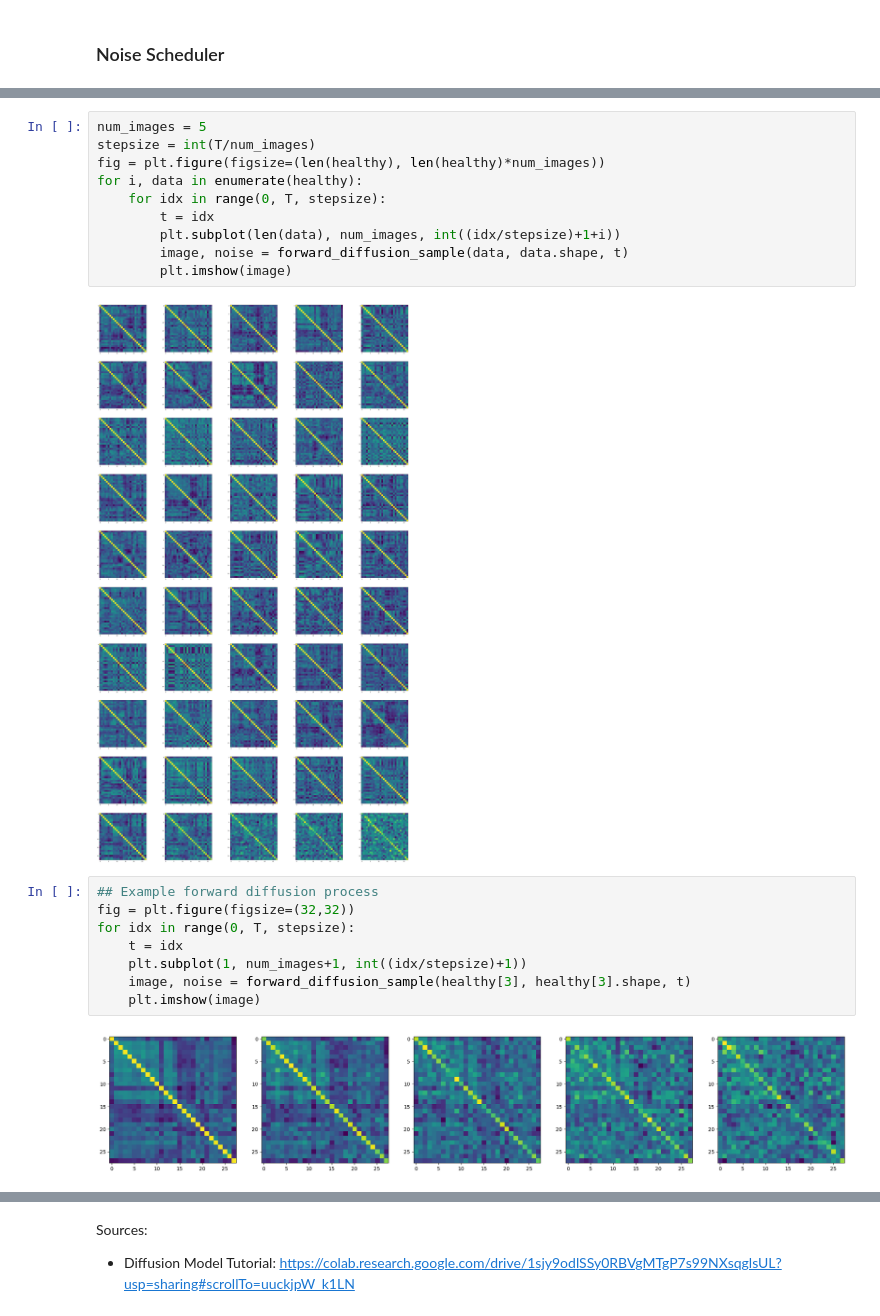
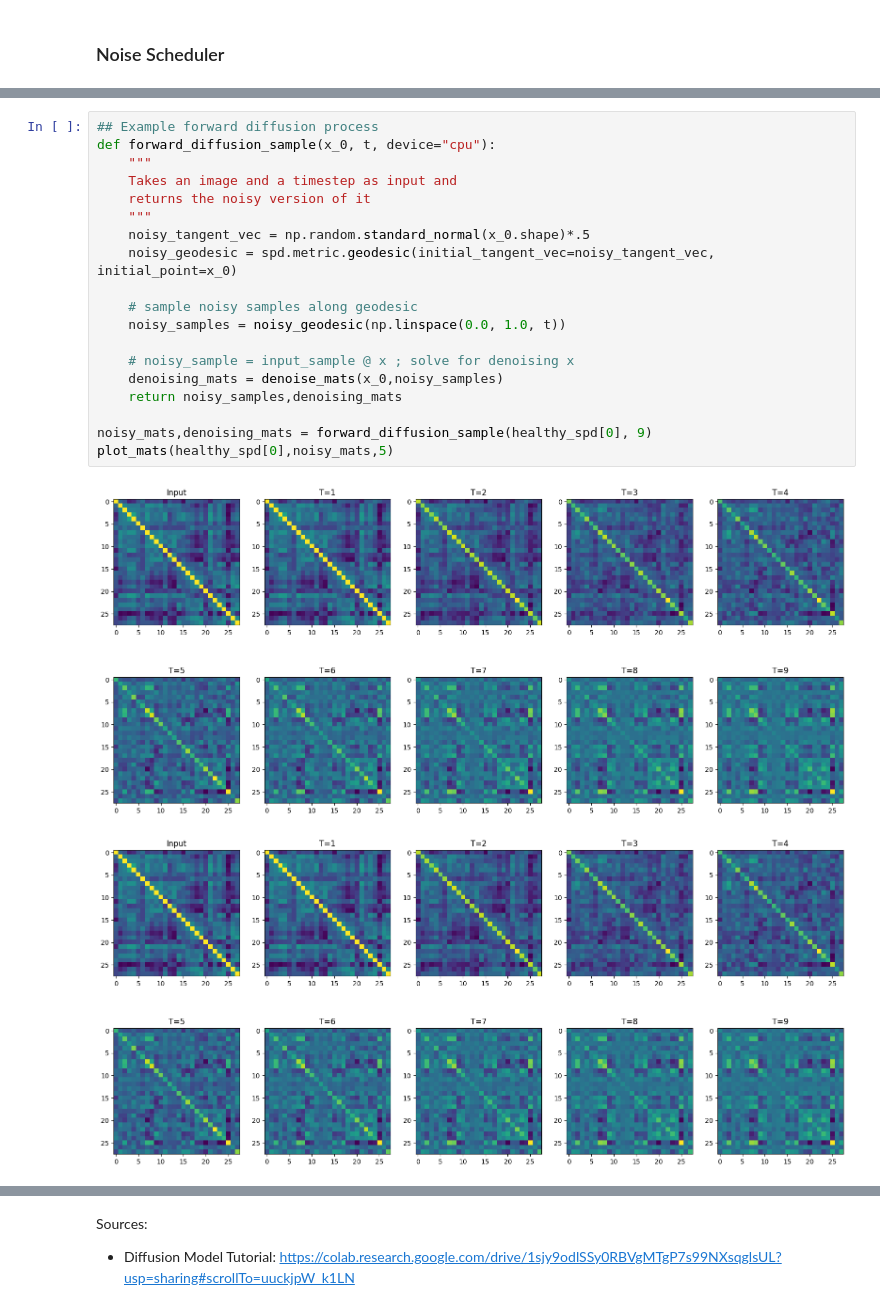
Before and after one commit to mariannearriola/dd-brain-shapes, a Jupyter notebook: shape_project.ipynb, the cells around one changed output, grey strips where cells are left out. Cells and saved outputs as stored; diff of their text form.

Commit message:
Added shape project files

```diff
--- a/shape_project.ipynb
+++ b/shape_project.ipynb
@@ -93,22 +82,22 @@ posterior_variance = betas * (1. - alphas_cumprod_prev) / (1. - alphas_cumprod)
-# %%
-num_images = 5
-stepsize = int(T/num_images)
-fig = plt.figure(figsize=(len(healthy), len(healthy)*num_images))
-for i, data in enumerate(healthy):
-    for idx in range(0, T, stepsize):
-        t = idx
-        plt.subplot(len(data), num_images, int((idx/stepsize)+1+i))
-        image, noise = forward_diffusion_sample(data, data.shape, t)
-        plt.imshow(image)
-# %% [output]
-[figure, removed]
-# %%
-## Example forward diffusion process
-fig = plt.figure(figsize=(32,32))
-for idx in range(0, T, stepsize):
-    t = idx
-    plt.subplot(1, num_images+1, int((idx/stepsize)+1))
-    image, noise = forward_diffusion_sample(healthy[3], healthy[3].shape, t)
-    plt.imshow(image)
-# %% [output]
-[figure, removed]
+# %%
+## Example forward diffusion process
+def forward_diffusion_sample(x_0, t, device="cpu"):
+    """
+    Takes an image and a timestep as input and
+    returns the noisy version of it
+    """
+    noisy_tangent_vec = np.random.standard_normal(x_0.shape)*.5
+    noisy_geodesic = spd.metric.geodesic(initial_tangent_vec=noisy_tangent_vec, initial_point=x_0)
+
+    # sample noisy samples along geodesic
+    noisy_samples = noisy_geodesic(np.linspace(0.0, 1.0, t))
+
+    # noisy_sample = input_sample @ x ; solve for denoising x
+    denoising_mats = denoise_mats(x_0,noisy_samples)
+    return noisy_samples,denoising_mats
+
+noisy_mats,denoising_mats = forward_diffusion_sample(healthy_spd[0], 9)
+plot_mats(healthy_spd[0],noisy_mats,5)
+# %% [output]
+[figure, added]
+[figure, added]
```
Also changed, not shown: parts of 10 cells of this notebook, 1 other file.
